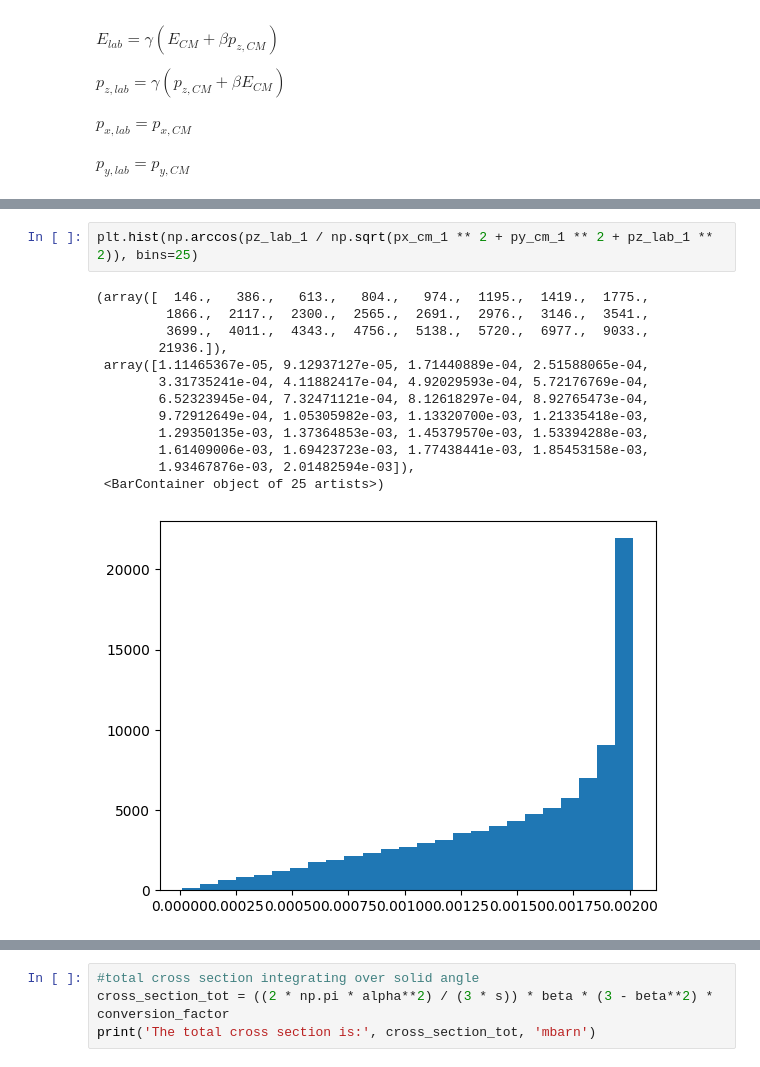
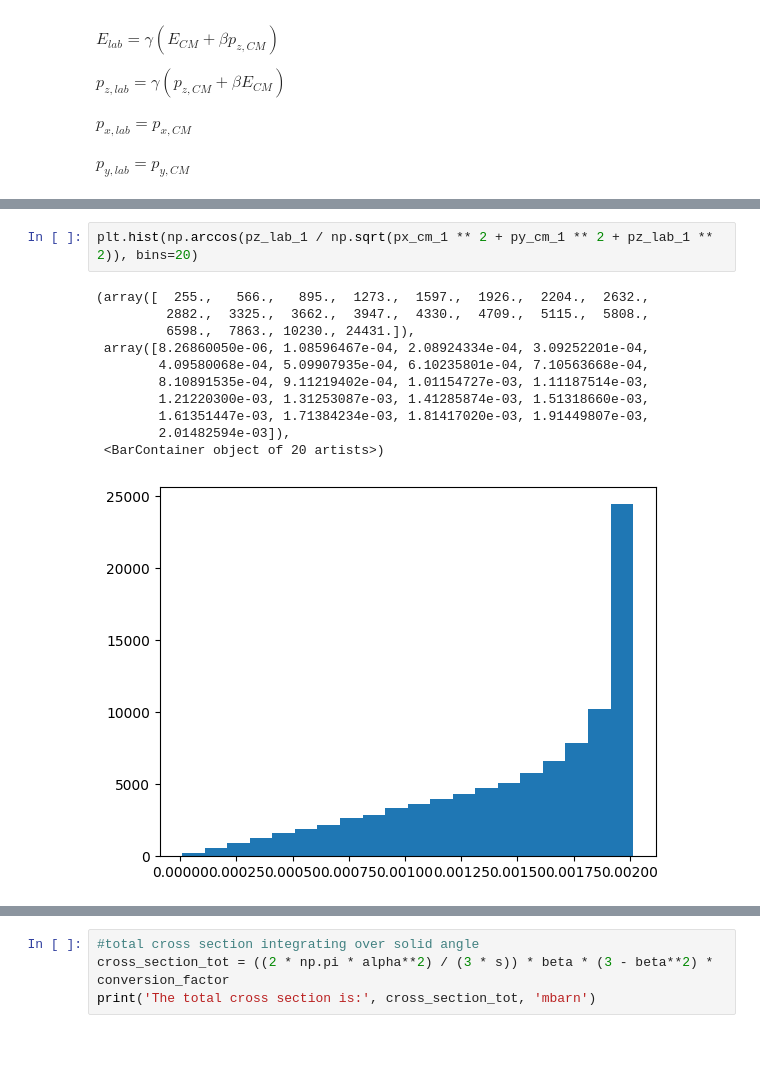
Before and after one commit to marcolorenzato00/LCP_Project, a Jupyter notebook: Project.ipynb, the cells around one changed output, grey strips where cells are left out. Drawn from its saved outputs; the diff is of its cells as text.

```diff
--- a/Project.ipynb
+++ b/Project.ipynb
@@ -193,17 +193,15 @@ plt.show()
 # %%
-plt.hist(np.arccos(pz_lab_1 / np.sqrt(px_cm_1 ** 2 + py_cm_1 ** 2 + pz_lab_1 ** 2)), bins=25)
+plt.hist(np.arccos(pz_lab_1 / np.sqrt(px_cm_1 ** 2 + py_cm_1 ** 2 + pz_lab_1 ** 2)), bins=20)
 # %% [output]
-(array([  146.,   386.,   613.,   804.,   974.,  1195.,  1419.,  1775.,
-         1866.,  2117.,  2300.,  2565.,  2691.,  2976.,  3146.,  3541.,
-         3699.,  4011.,  4343.,  4756.,  5138.,  5720.,  6977.,  9033.,
-        21936.]),
- array([1.11465367e-05, 9.12937127e-05, 1.71440889e-04, 2.51588065e-04,
-        3.31735241e-04, 4.11882417e-04, 4.92029593e-04, 5.72176769e-04,
-        6.52323945e-04, 7.32471121e-04, 8.12618297e-04, 8.92765473e-04,
-        9.72912649e-04, 1.05305982e-03, 1.13320700e-03, 1.21335418e-03,
-        1.29350135e-03, 1.37364853e-03, 1.45379570e-03, 1.53394288e-03,
-        1.61409006e-03, 1.69423723e-03, 1.77438441e-03, 1.85453158e-03,
-        1.93467876e-03, 2.01482594e-03]),
- <BarContainer object of 25 artists>)
+(array([  255.,   566.,   895.,  1273.,  1597.,  1926.,  2204.,  2632.,
+         2882.,  3325.,  3662.,  3947.,  4330.,  4709.,  5115.,  5808.,
+         6598.,  7863., 10230., 24431.]),
+ array([8.26860050e-06, 1.08596467e-04, 2.08924334e-04, 3.09252201e-04,
+        4.09580068e-04, 5.09907935e-04, 6.10235801e-04, 7.10563668e-04,
+        8.10891535e-04, 9.11219402e-04, 1.01154727e-03, 1.11187514e-03,
+        1.21220300e-03, 1.31253087e-03, 1.41285874e-03, 1.51318660e-03,
+        1.61351447e-03, 1.71384234e-03, 1.81417020e-03, 1.91449807e-03,
+        2.01482594e-03]),
+ <BarContainer object of 20 artists>)
-[figure, old version]
+[figure, new version]
 # %%
```
Also changed, not shown: parts of 10 cells of this notebook.
